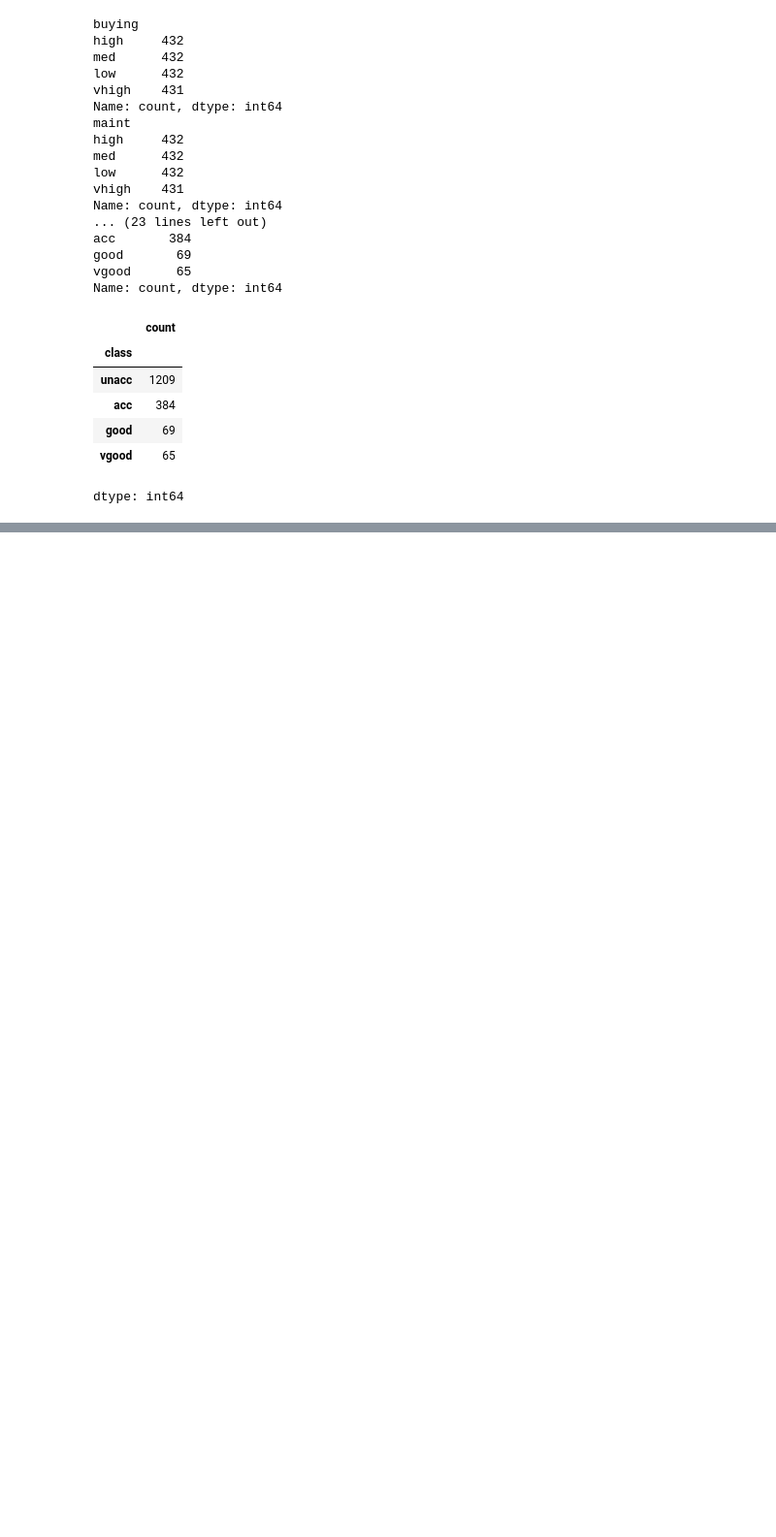
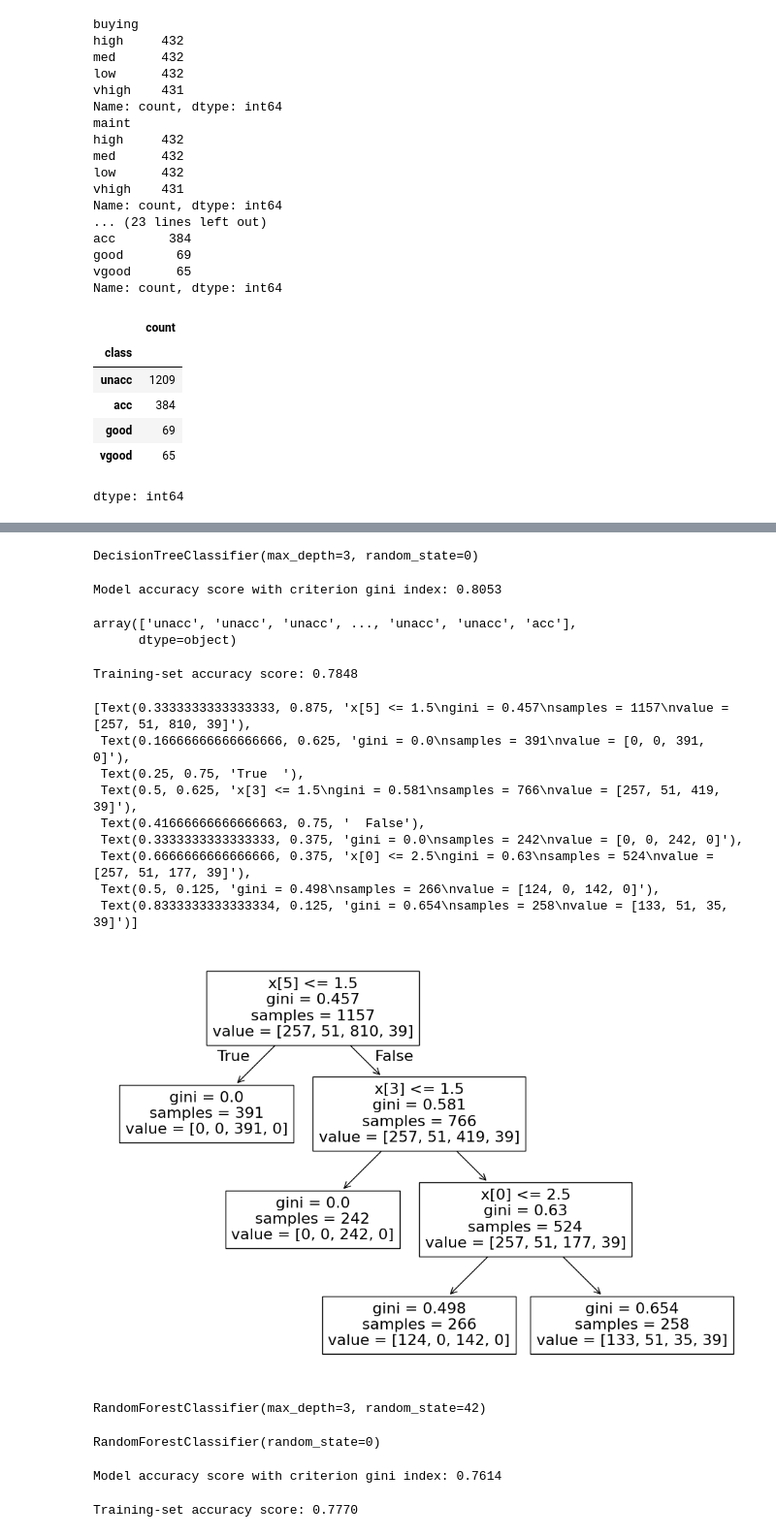
Before and after one commit to medha-05/DWP-and-Tech-lab-Practicals, a Jupyter notebook: Tech_lab_Prac_2.ipynb, the cells around one changed output, grey strips where cells are left out. Shown at 97% size. Cells and saved outputs as stored; diff of their text form; code cells hidden in the pictures; blank space fills up the shorter version.

```diff
--- a/Tech_lab_Prac_2.ipynb
+++ b/Tech_lab_Prac_2.ipynb
@@ -174,0 +191,9 @@ X_train
+# %%
+# Import decision tree classifier
+from sklearn.tree import DecisionTreeClassifier
+clf_gini = DecisionTreeClassifier(criterion = 'gini',max_depth =3, random_state =0)
+# %%
+# Fit the model
+clf_gini.fit(X_train, y_train)
+# %% [output]
+DecisionTreeClassifier(max_depth=3, random_state=0)
@@ -174,0 +202,42 @@ X_train
+# %%
+from sklearn.metrics import accuracy_score
+print('Model accuracy score with criterion gini index: {0:0.4f}'. format(accuracy_score(y_test, y_pred_gini)))
+# %% [output]
+Model accuracy score with criterion gini index: 0.8053
+# %%
+y_pred_train_gini = clf_gini.predict(X_train)
+y_pred_train_gini
+# %% [output]
+array(['unacc', 'unacc', 'unacc', ..., 'unacc', 'unacc', 'acc'],
+      dtype=object)
+# %%
+print('Training-set accuracy score: {0:0.4f}'. format(accuracy_score(y_train, y_pred_train_gini)))
+# %% [output]
+Training-set accuracy score: 0.7848
+# %%
+import matplotlib.pyplot as plt
+plt.figure(figsize=(12,8))
+from sklearn import tree
+tree.plot_tree(clf_gini.fit(X_train,y_train))
+# %% [output]
+[Text(0.3333333333333333, 0.875, 'x[5] <= 1.5\ngini = 0.457\nsamples = 1157\nvalue = [257, 51, 810, 39]'),
+ Text(0.16666666666666666, 0.625, 'gini = 0.0\nsamples = 391\nvalue = [0, 0, 391, 0]'),
+ Text(0.25, 0.75, 'True  '),
+ Text(0.5, 0.625, 'x[3] <= 1.5\ngini = 0.581\nsamples = 766\nvalue = [257, 51, 419, 39]'),
+ Text(0.41666666666666663, 0.75, '  False'),
+ Text(0.3333333333333333, 0.375, 'gini = 0.0\nsamples = 242\nvalue = [0, 0, 242, 0]'),
+ Text(0.6666666666666666, 0.375, 'x[0] <= 2.5\ngini = 0.63\nsamples = 524\nvalue = [257, 51, 177, 39]'),
+ Text(0.5, 0.125, 'gini = 0.498\nsamples = 266\nvalue = [124, 0, 142, 0]'),
+ Text(0.8333333333333334, 0.125, 'gini = 0.654\nsamples = 258\nvalue = [133, 51, 35, 39]')]
+[figure, added]
+# %%
+# Random forest
+from sklearn.ensemble import RandomForestClassifier
+clf_rf_gini = RandomForestClassifier(n_estimators = 100, criterion = 'gini', random_state = 42,max_depth=3)
+clf_rf_gini.fit(X_train, y_train)
+# %% [output]
+RandomForestClassifier(max_depth=3, random_state=42)
+# %%
+RandomForestClassifier(random_state=0)
+# %% [output]
+RandomForestClassifier(random_state=0)
@@ -174,0 +247,12 @@ X_train
+# %%
+# Accuracy
+from sklearn.metrics import accuracy_score
+print('Model accuracy score with criterion gini index: {0:0.4f}'. format(accuracy_score(y_test, y_pred_rf)))
+# %% [output]
+Model accuracy score with criterion gini index: 0.7614
+# %%
+y_pred_train_gini = clf_rf_gini.predict(X_train)
+y_pred_train_gini
+print('Training-set accuracy score: {0:0.4f}'. format(accuracy_score(y_train, y_pred_train_gini)))
+# %% [output]
+Training-set accuracy score: 0.7770
```
Also changed, not shown: parts of 11 cells of this notebook.
